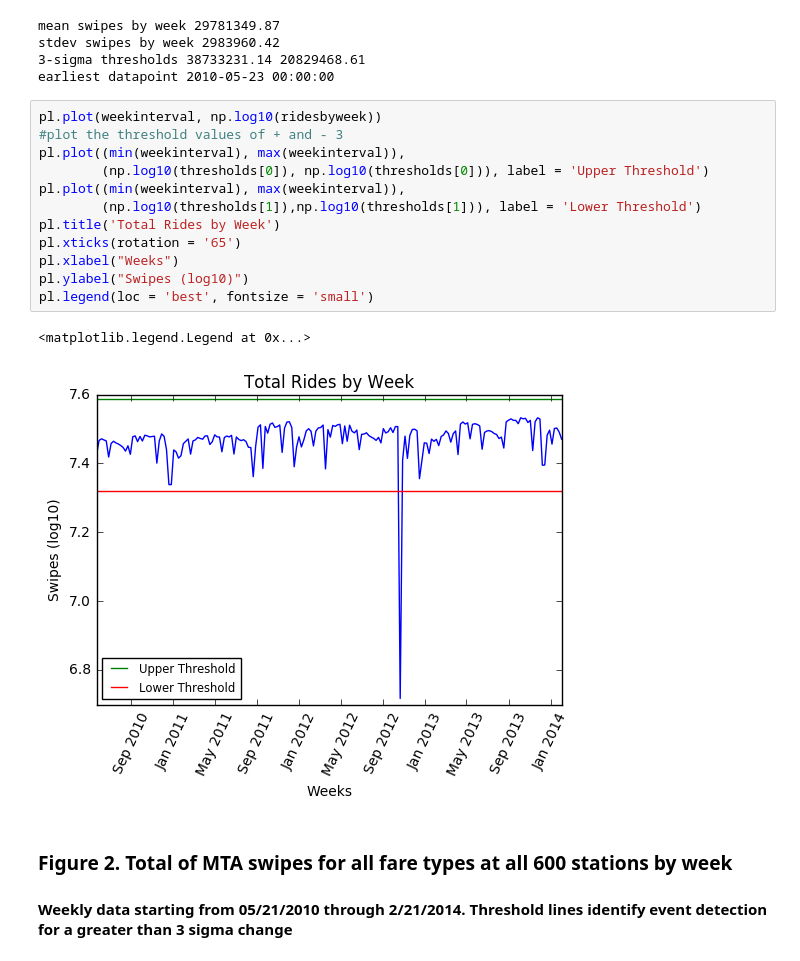
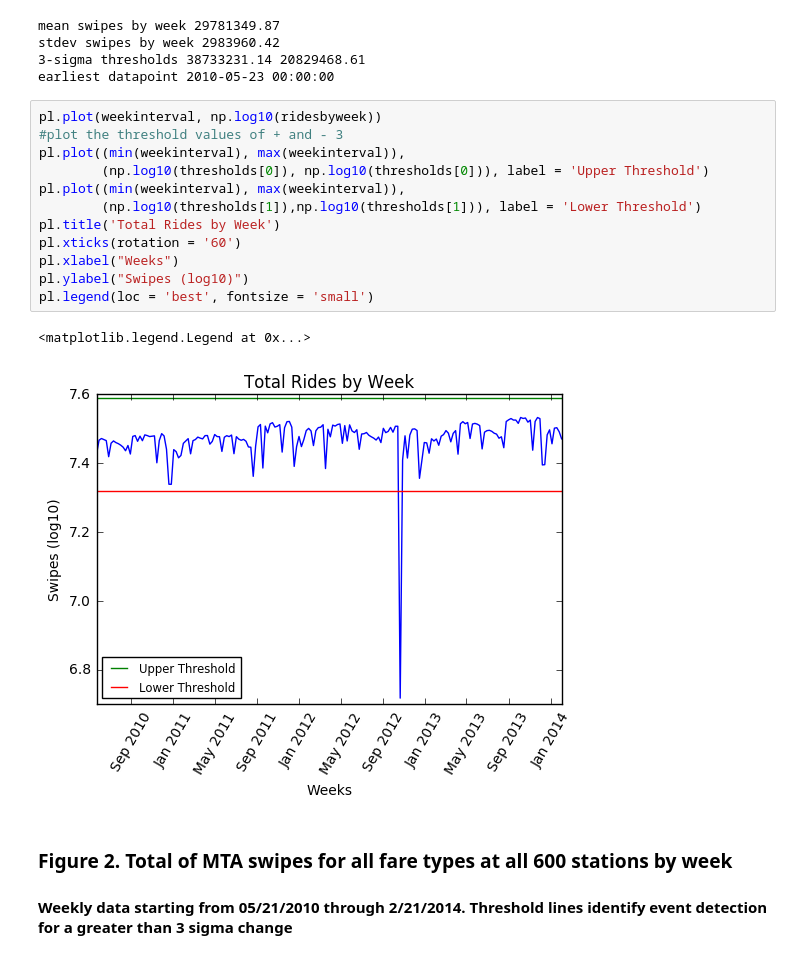
Before and after one commit to kdr276/PUI2016_kdr276, a Jupyter notebook: HW9_kdr276/Assignment_1.ipynb, the cells around one changed output. Drawn from its saved outputs; the diff is of its cells as text.

```diff
--- a/HW9_kdr276/Assignment_1.ipynb
+++ b/HW9_kdr276/Assignment_1.ipynb
@@ -88,18 +88,18 @@ earliest datapoint 2010-05-23 00:00:00
 # %%
 pl.plot(weekinterval, np.log10(ridesbyweek))
 #plot the threshold values of + and - 3
 pl.plot((min(weekinterval), max(weekinterval)),
         (np.log10(thresholds[0]), np.log10(thresholds[0])), label = 'Upper Threshold')
 pl.plot((min(weekinterval), max(weekinterval)),
         (np.log10(thresholds[1]),np.log10(thresholds[1])), label = 'Lower Threshold')
 pl.title('Total Rides by Week')
-pl.xticks(rotation = '65')
+pl.xticks(rotation = '60')
 pl.xlabel("Weeks")
 pl.ylabel("Swipes (log10)")
 pl.legend(loc = 'best', fontsize = 'small')
 # %% [output]
 <matplotlib.legend.Legend at 0x...>
-[figure, old version]
+[figure, new version]
 # %% [markdown]
 ### Figure 2. Total of MTA swipes for all fare types at all 600 stations by week
 #### Weekly data starting from 05/21/2010 through 2/21/2014. Threshold lines identify event detection for a greater than 3 sigma change
```
Also changed, not shown: parts of 9 cells of this notebook.
